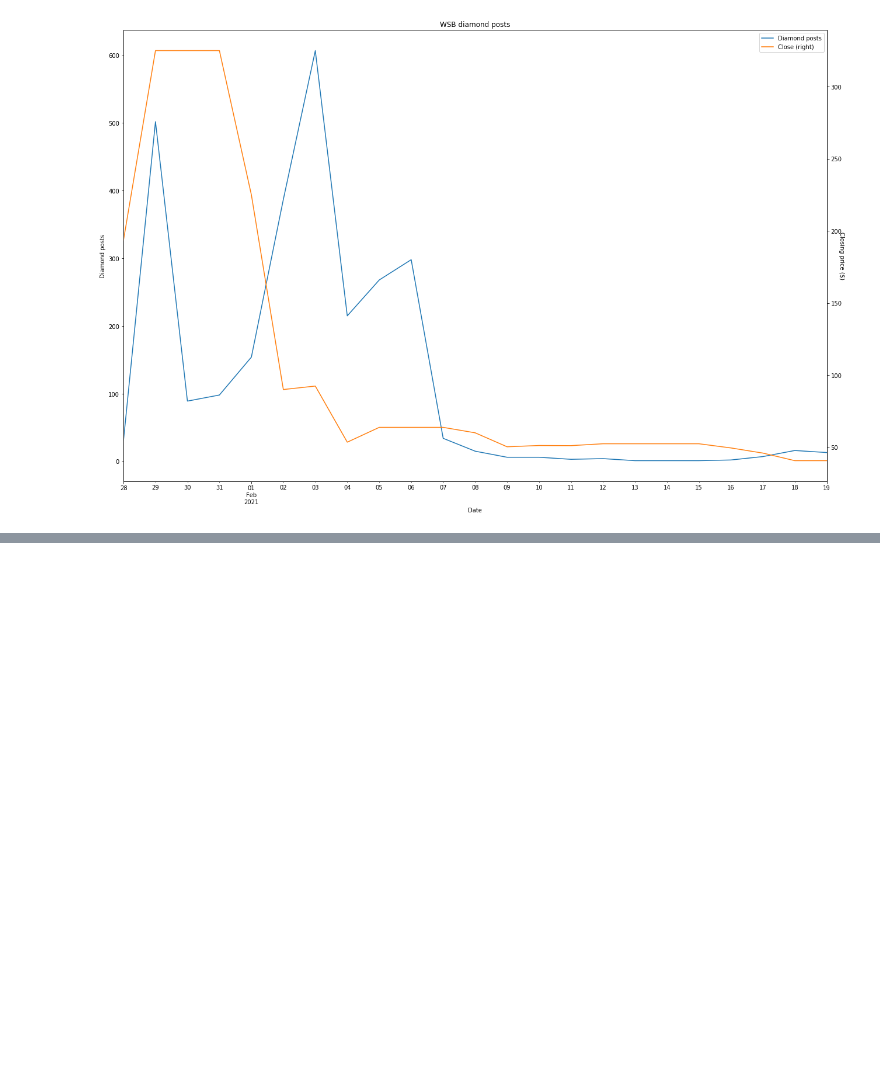
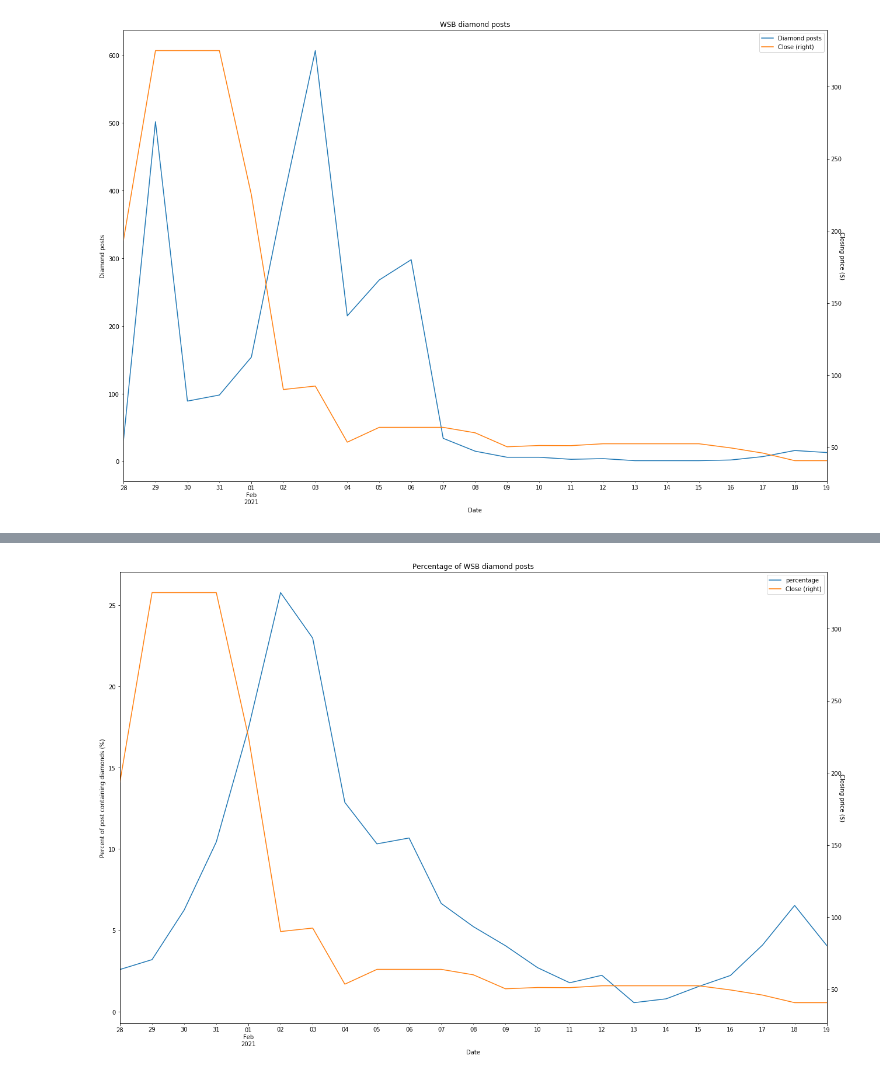
Before and after one commit to travis-tyler/wsb_analysis, a Jupyter notebook: code/wsb_analysis.ipynb, the cells around one changed output, grey strips where cells are left out. Saved outputs shown, nothing was run; the diff lists cells and outputs as text; code cells hidden in the pictures; blank space fills up the shorter version.

Commit message:
Added diamond percentage plot

```diff
--- a/code/wsb_analysis.ipynb
+++ b/code/wsb_analysis.ipynb
@@ -147,3 +147,8 @@ plt.tight_layout()
 plt.ioff()
 # %% [output]
 [figure]
+# %%
+# calculate percent of post with diamond emojis
+diamond_posts['total posts'] = df.groupby('Date').size()[1:]
+diamond_posts['percentage'] = (diamond_posts['Diamond posts']/diamond_posts['total posts'])*100
+diamond_posts.head()
@@ -149,0 +163,10 @@ plt.ioff()
+# %%
+# plot both lines
+diamond_posts['percentage'].plot(figsize=(18,12), title=('Percentage of WSB diamond posts'), legend=True)
+plt.ylabel('Percent of post containing diamonds (%)')
+short_closing.plot(secondary_y=True, legend=True)
+plt.ylabel('Closing price ($)', rotation=-90)
+plt.tight_layout()
+plt.ioff()
+# %% [output]
+[figure, added]
```
Also changed, not shown: parts of 1 cell of this notebook.
